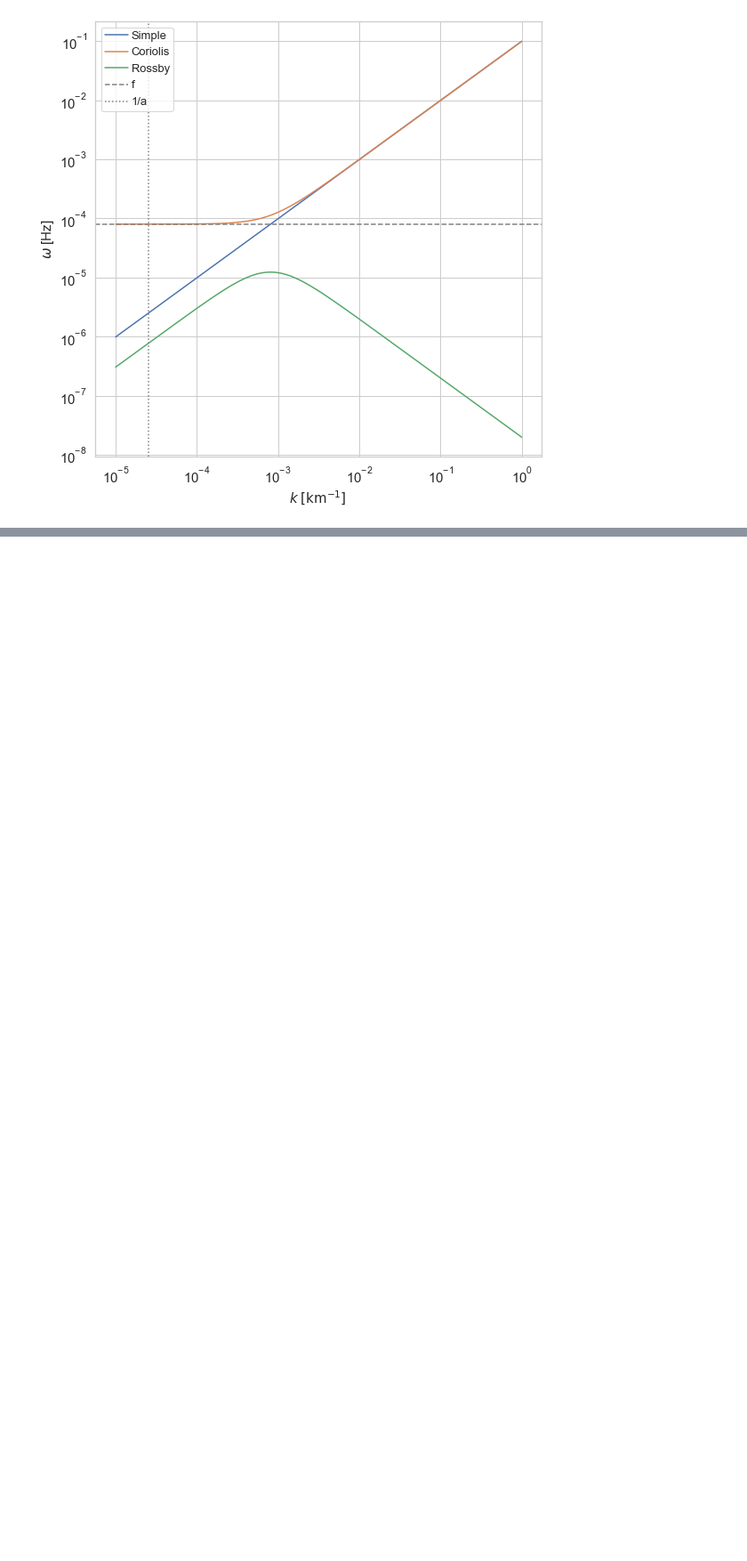
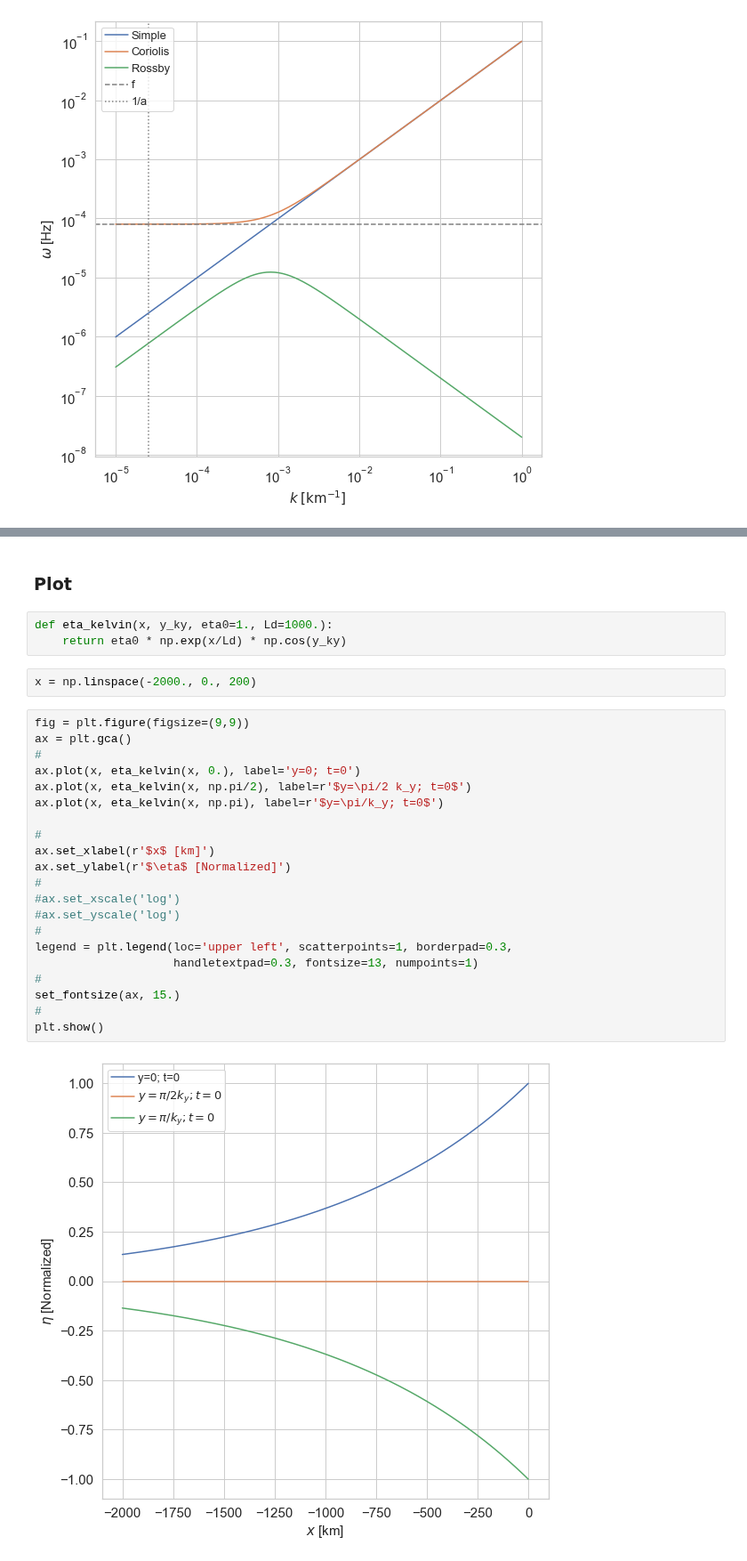
Before and after one commit to profxj/ocea200, a Jupyter notebook: SIO-211A/midterm/Midterm.ipynb, the cells around one changed output, grey strips where cells are left out. Shown at 89% size. Cells and saved outputs as stored; diff of their text form; blank space fills up the shorter version.

```diff
--- a/SIO-211A/midterm/Midterm.ipynb
+++ b/SIO-211A/midterm/Midterm.ipynb
@@ -214,0 +229,30 @@ plt.show()
+# %% [markdown]
+### Plot
+# %%
+def eta_kelvin(x, y_ky, eta0=1., Ld=1000.):
+    return eta0 * np.exp(x/Ld) * np.cos(y_ky)
+# %%
+x = np.linspace(-2000., 0., 200)
+# %%
+fig = plt.figure(figsize=(9,9))
+ax = plt.gca()
+#
+ax.plot(x, eta_kelvin(x, 0.), label='y=0; t=0')
+ax.plot(x, eta_kelvin(x, np.pi/2), label=r'$y=\pi/2 k_y; t=0$')
+ax.plot(x, eta_kelvin(x, np.pi), label=r'$y=\pi/k_y; t=0$')
+
+#
+ax.set_xlabel(r'$x$ [km]')
+ax.set_ylabel(r'$\eta$ [Normalized]')
+#
+#ax.set_xscale('log')
+#ax.set_yscale('log')
+#
+legend = plt.legend(loc='upper left', scatterpoints=1, borderpad=0.3,
+                    handletextpad=0.3, fontsize=13, numpoints=1)
+#
+set_fontsize(ax, 15.)
+#
+plt.show()
+# %% [output]
+[figure, added]
```
Also changed, not shown: parts of 22 cells of this notebook.
